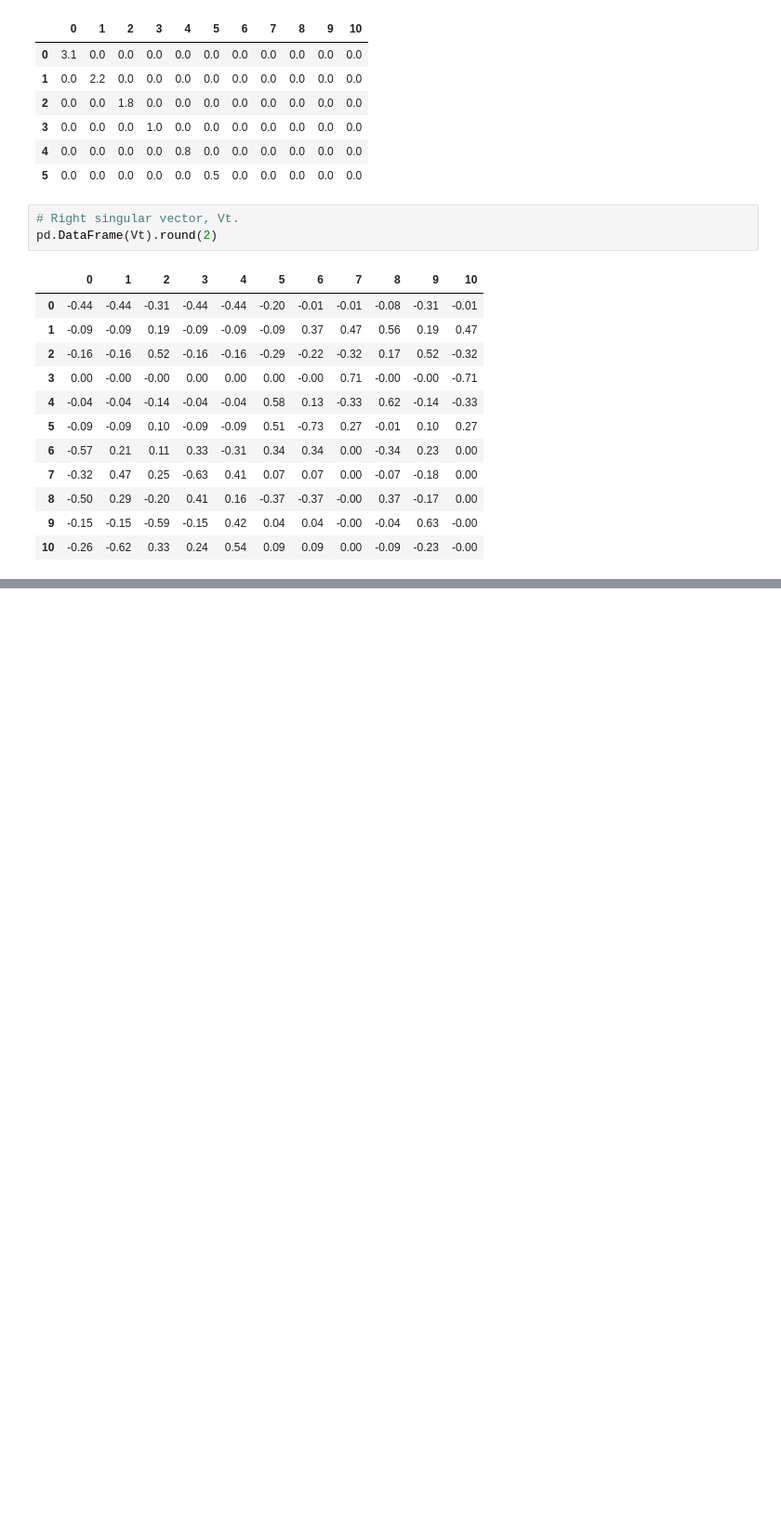
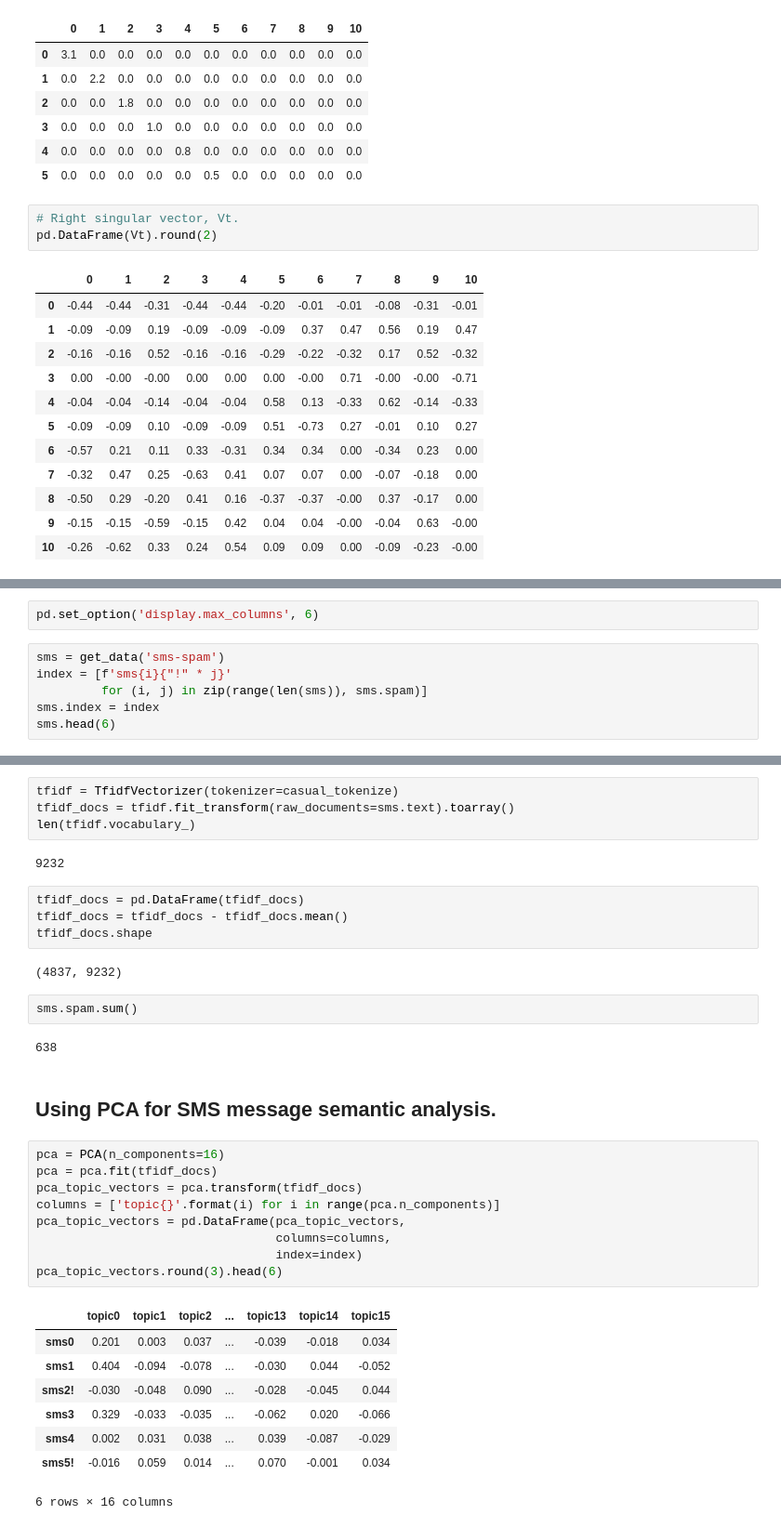
Before and after one commit to alextanhongpin/natural-language-processing-in-action, a Jupyter notebook: 04_semantic_analysis/main.ipynb, the cells around one changed output, grey strips where cells are left out. Shown at 93% size. Drawn from its saved outputs; the diff is of its cells as text; blank space fills up the shorter version.

```diff
--- a/04_semantic_analysis/main.ipynb
+++ b/04_semantic_analysis/main.ipynb
@@ -233,0 +248,8 @@ array([0.06, 0.12, 0.17, 0.28, 0.39, 0.55])
+# %%
+pd.set_option('display.max_columns', 6)
+# %%
+sms = get_data('sms-spam')
+index = [f'sms{i}{"!" * j}'
+         for (i, j) in zip(range(len(sms)), sms.spam)]
+sms.index = index
+sms.head(6)
@@ -233,0 +264,36 @@ array([0.06, 0.12, 0.17, 0.28, 0.39, 0.55])
+# %%
+tfidf = TfidfVectorizer(tokenizer=casual_tokenize)
+tfidf_docs = tfidf.fit_transform(raw_documents=sms.text).toarray()
+len(tfidf.vocabulary_)
+# %% [output]
+9232
+# %%
+tfidf_docs = pd.DataFrame(tfidf_docs)
+tfidf_docs = tfidf_docs - tfidf_docs.mean()
+tfidf_docs.shape
+# %% [output]
+(4837, 9232)
+# %%
+sms.spam.sum()
+# %% [output]
+638
+# %% [markdown]
+## Using PCA for SMS message semantic analysis.
+# %%
+pca = PCA(n_components=16)
+pca = pca.fit(tfidf_docs)
+pca_topic_vectors = pca.transform(tfidf_docs)
+columns = ['topic{}'.format(i) for i in range(pca.n_components)]
+pca_topic_vectors = pd.DataFrame(pca_topic_vectors,
+                                 columns=columns,
+                                 index=index)
+pca_topic_vectors.round(3).head(6)
+# %% [output]
+|  | topic0 | topic1 | topic2 | ... | topic13 | topic14 | topic15 |
+| sms0 | 0.201 | 0.003 | 0.037 | ... | -0.039 | -0.018 | 0.034 |
+| sms1 | 0.404 | -0.094 | -0.078 | ... | -0.030 | 0.044 | -0.052 |
+| sms2! | -0.030 | -0.048 | 0.090 | ... | -0.028 | -0.045 | 0.044 |
+| sms3 | 0.329 | -0.033 | -0.035 | ... | -0.062 | 0.020 | -0.066 |
+| sms4 | 0.002 | 0.031 | 0.038 | ... | 0.039 | -0.087 | -0.029 |
+| sms5! | -0.016 | 0.059 | 0.014 | ... | 0.070 | -0.001 | 0.034 |
+6 rows × 16 columns
```
Also changed, not shown: parts of 13 cells of this notebook.
